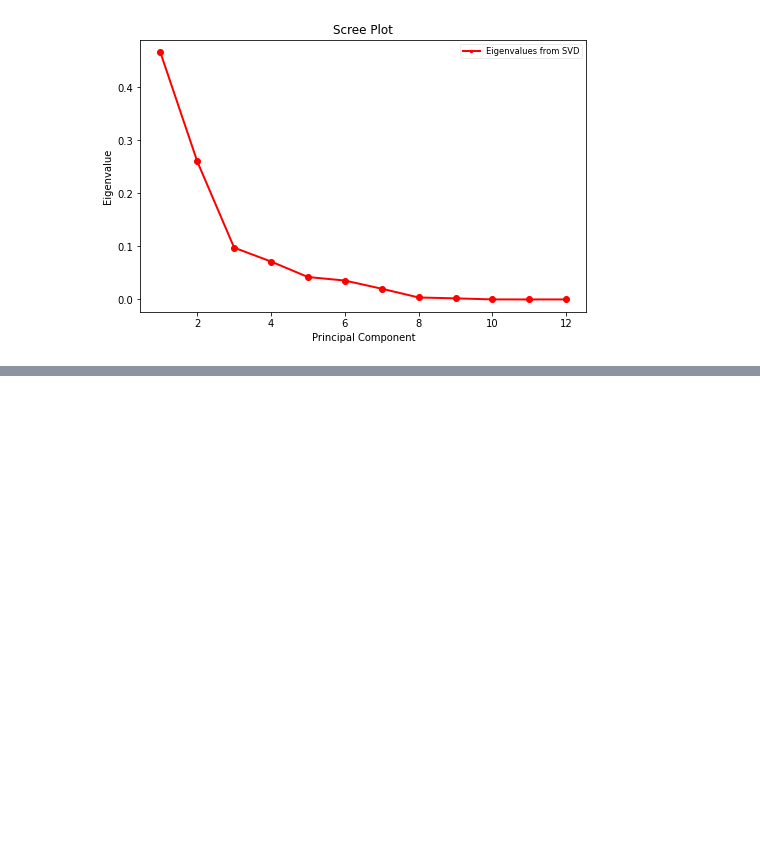
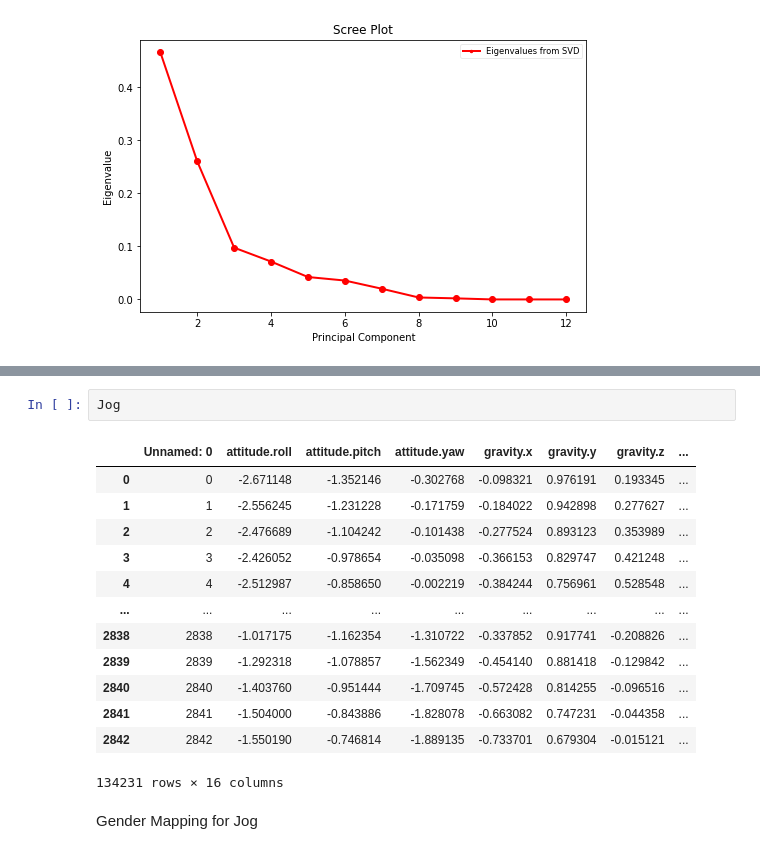
Before and after one commit to IssyMiddleton/CSC8635, a Jupyter notebook: notebooks/Assignment.ipynb, the cells around one changed output, grey strips where cells are left out. Drawn from its saved outputs; the diff is of its cells as text; blank space fills up the shorter version.

```diff
--- a/notebooks/Assignment.ipynb
+++ b/notebooks/Assignment.ipynb
@@ -2245,0 +2129,18 @@ KeyboardInterrupt: ignored
+# %%
+Jog
+# %% [output]
+|  | Unnamed: 0 | attitude.roll | attitude.pitch | attitude.yaw | gravity.x | gravity.y | gravity.z | ... |
+| 0 | 0 | -2.671148 | -1.352146 | -0.302768 | -0.098321 | 0.976191 | 0.193345 | ... |
+| 1 | 1 | -2.556245 | -1.231228 | -0.171759 | -0.184022 | 0.942898 | 0.277627 | ... |
+| 2 | 2 | -2.476689 | -1.104242 | -0.101438 | -0.277524 | 0.893123 | 0.353989 | ... |
+| 3 | 3 | -2.426052 | -0.978654 | -0.035098 | -0.366153 | 0.829747 | 0.421248 | ... |
+| 4 | 4 | -2.512987 | -0.858650 | -0.002219 | -0.384244 | 0.756961 | 0.528548 | ... |
+| ... | ... | ... | ... | ... | ... | ... | ... | ... |
+| 2838 | 2838 | -1.017175 | -1.162354 | -1.310722 | -0.337852 | 0.917741 | -0.208826 | ... |
+| 2839 | 2839 | -1.292318 | -1.078857 | -1.562349 | -0.454140 | 0.881418 | -0.129842 | ... |
+| 2840 | 2840 | -1.403760 | -0.951444 | -1.709745 | -0.572428 | 0.814255 | -0.096516 | ... |
+| 2841 | 2841 | -1.504000 | -0.843886 | -1.828078 | -0.663082 | 0.747231 | -0.044358 | ... |
+| 2842 | 2842 | -1.550190 | -0.746814 | -1.889135 | -0.733701 | 0.679304 | -0.015121 | ... |
+134231 rows × 16 columns
+# %% [markdown]
+Gender Mapping for Jog
```
Also changed, not shown: parts of 133 cells of this notebook.
